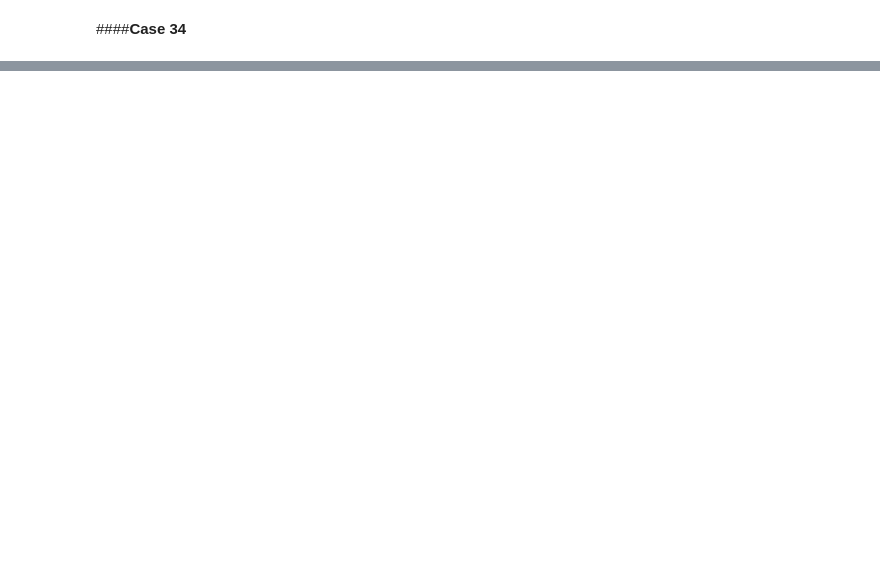
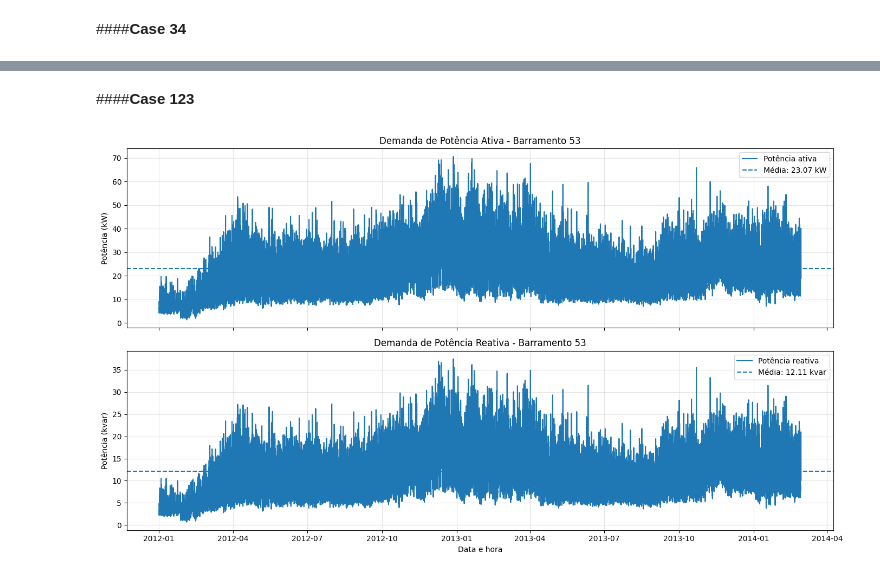
Before and after one commit to ray-aguiar/bess-edge-controller, a Jupyter notebook: notebooks/[IC]Data_Londres.ipynb, the cells around one changed output, grey strips where cells are left out. Cells and saved outputs as stored; diff of their text form; code cells hidden in the pictures; blank space fills up the shorter version.

```diff
--- a/notebooks/[IC]Data_Londres.ipynb
+++ b/notebooks/[IC]Data_Londres.ipynb
@@ -1526,0 +1619,6 @@ plot_daily_average_total(case=34)
+# %% [markdown]
+####**Case 123**
+# %%
+plot_time_series(case=123, bus_number=53)
+# %% [output]
+[figure, added]
```
Also changed, not shown: parts of 25 cells of this notebook, 9 other files.
